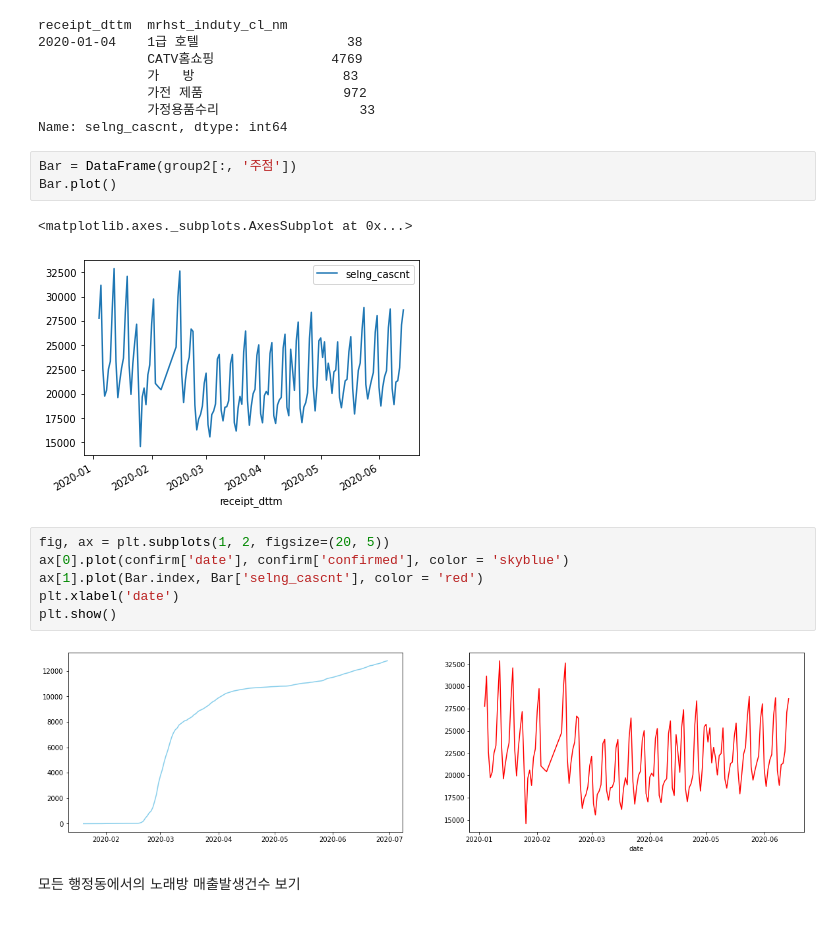
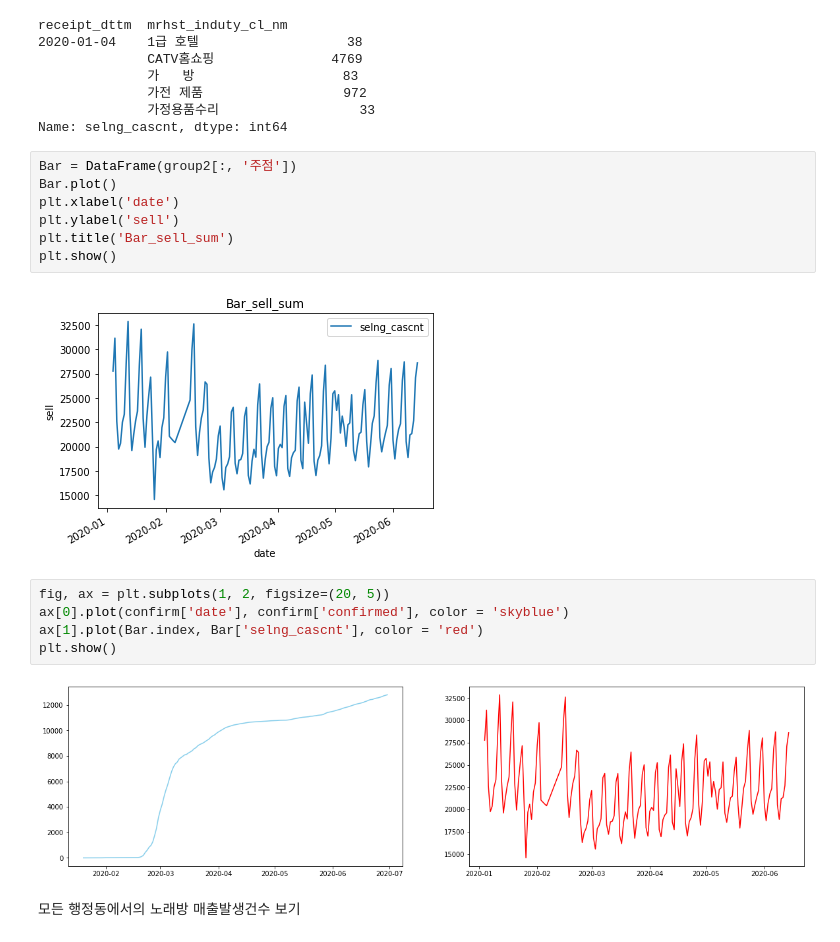
Before and after one commit to Pyeonseohee/Deeplearning, a Jupyter notebook: Datascience_Post_Covid19_1.ipynb, the cells around one changed output. Saved outputs shown, nothing was run; the diff lists cells and outputs as text.

```diff
--- a/Datascience_Post_Covid19_1.ipynb
+++ b/Datascience_Post_Covid19_1.ipynb
@@ -273,17 +263,19 @@ Name: selng_cascnt, dtype: int64
 # %%
 Bar = DataFrame(group2[:, '주점'])
 Bar.plot()
+plt.xlabel('date')
+plt.ylabel('sell')
+plt.title('Bar_sell_sum')
+plt.show()
 # %% [output]
-<matplotlib.axes._subplots.AxesSubplot at 0x...>
-[figure, old version]
+[figure, new version]
 # %%
 fig, ax = plt.subplots(1, 2, figsize=(20, 5))
 ax[0].plot(confirm['date'], confirm['confirmed'], color = 'skyblue')
 ax[1].plot(Bar.index, Bar['selng_cascnt'], color = 'red')
-plt.xlabel('date')
 plt.show()
 # %% [output]
-[figure, old version]
+[figure, new version]
 # %% [markdown]
 모든 행정동에서의 노래방 매출발생건수 보기
 # %%
```
Also changed, not shown: parts of 16 cells of this notebook.
